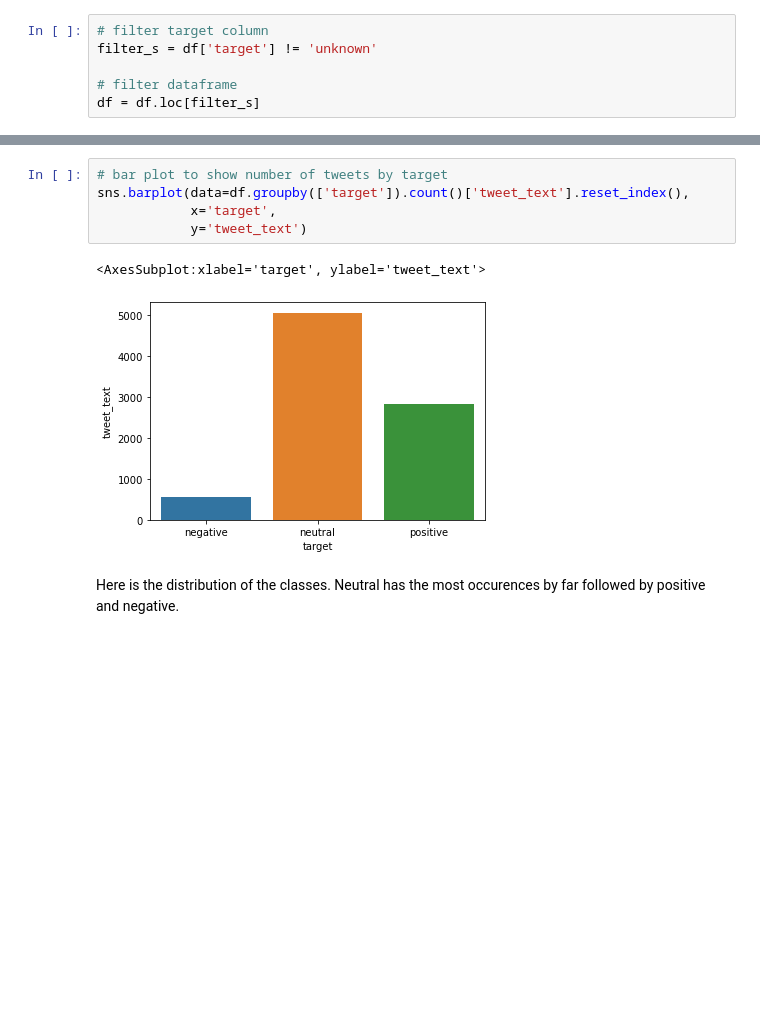
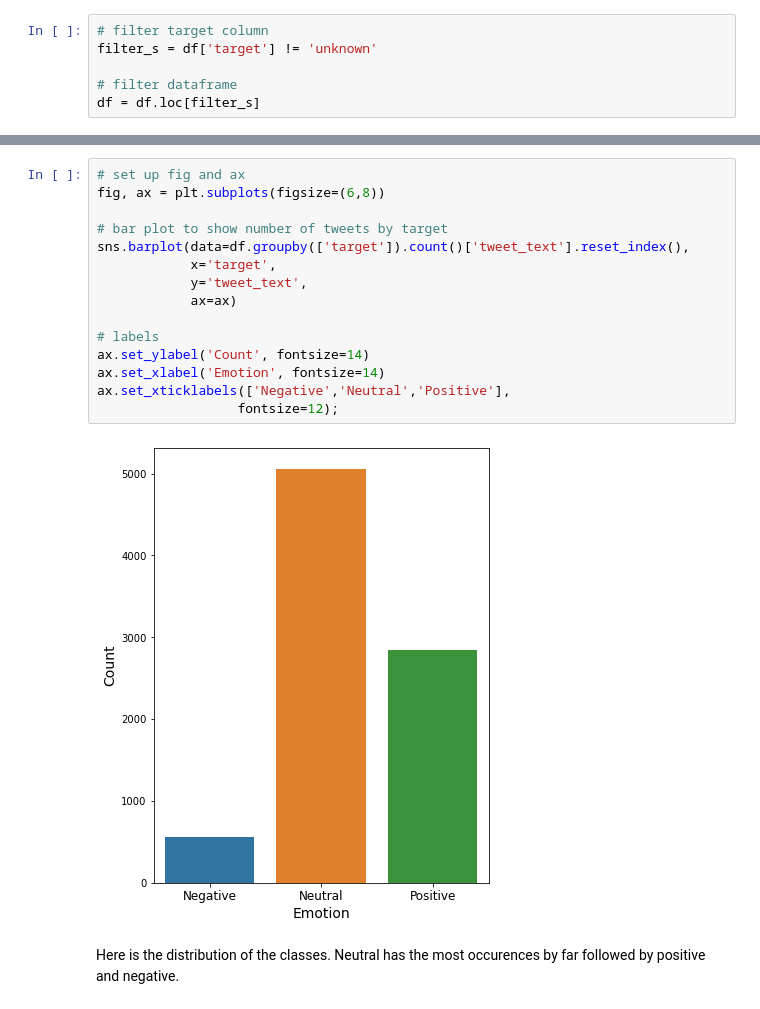
Before and after one commit to Garretthall27/Predicticting-Twitter-Sentiment, a Jupyter notebook: cleaning_and_eda.ipynb, the cells around one changed output, grey strips where cells are left out. Cells and saved outputs as stored; diff of their text form; blank space fills up the shorter version.

```diff
--- a/cleaning_and_eda.ipynb
+++ b/cleaning_and_eda.ipynb
@@ -565,13 +565,22 @@ df.head()
 | 3 | @sxsw I hope this year's festival... | iPad or iPhone App | Negative emotion | Apple | negative | i hope this year's festival isn't... | #sxsw | @sxsw |
 | 4 | @sxtxstate great stuff on Fri #SX... | Google | Positive emotion | Google | positive | great stuff on fri marissa mayer ... | #sxsw | @sxtxstate |
 # %%
+# set up fig and ax
+fig, ax = plt.subplots(figsize=(6,8))
+
 # bar plot to show number of tweets by target
 sns.barplot(data=df.groupby(['target']).count()['tweet_text'].reset_index(),
             x='target',
-            y='tweet_text')
+            y='tweet_text',
+            ax=ax)
+
+# labels
+ax.set_ylabel('Count', fontsize=14)
+ax.set_xlabel('Emotion', fontsize=14)
+ax.set_xticklabels(['Negative','Neutral','Positive'],
+                  fontsize=12);
 # %% [output]
-<AxesSubplot:xlabel='target', ylabel='tweet_text'>
-[figure, old version]
+[figure, new version]
 # %% [markdown]
 Here is the distribution of the classes. Neutral has the most occurences by far followed by positive and negative.
 # %%
```
Also changed, not shown: 5 other files.
